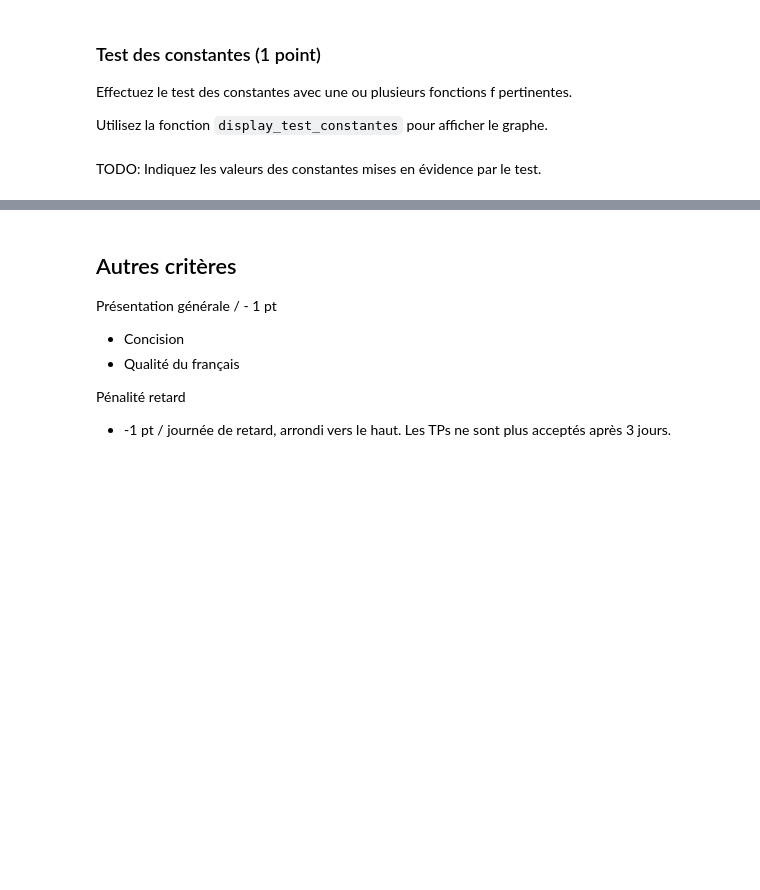
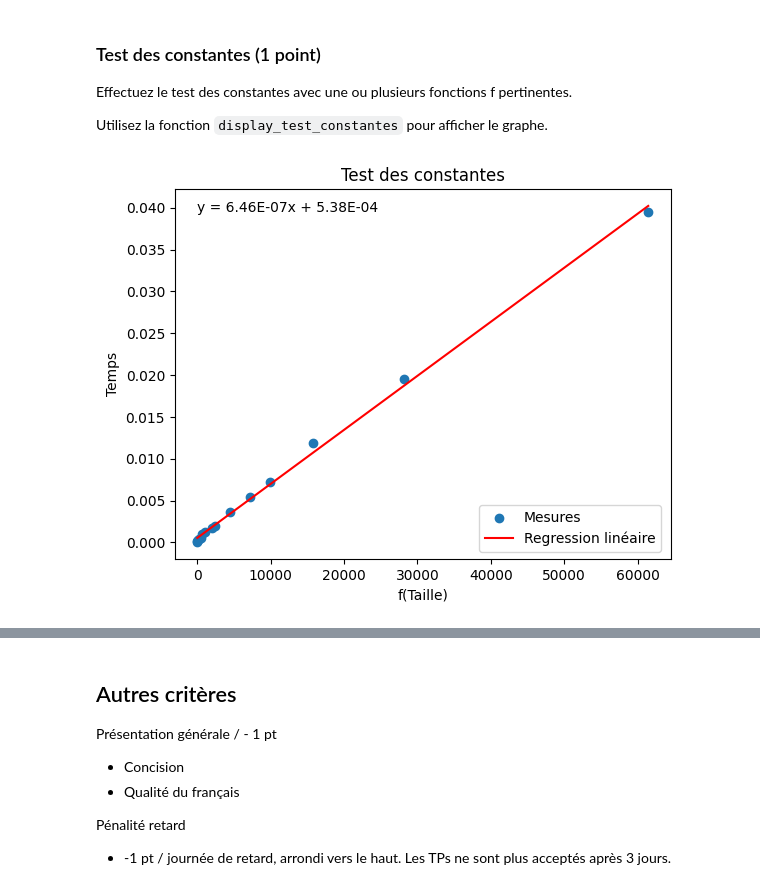
Before and after one commit to TPerronTouchette/INF8775, a Jupyter notebook: TP1_A25/TP1_A25.ipynb, the cells around one changed output, grey strips where cells are left out. Cells and saved outputs as stored; diff of their text form; code cells hidden in the pictures; blank space fills up the shorter version.

```diff
--- a/TP1_A25/TP1_A25.ipynb
+++ b/TP1_A25/TP1_A25.ipynb
@@ -809,10 +832,9 @@ Effectuez le test des constantes avec une ou plusieurs fonctions f pertinentes.
 
 Utilisez la fonction `display_test_constantes` pour afficher le graphe.
 # %%
-# TODO: définissez f judicieusement
 def f(x):
-    return 0
+    return x * math.log2(x)
 
 display_test_constantes(values_test_constantes(measures_divide_best_threshold, f))
+# %% [output]
+[figure, added]
-# %% [markdown]
-TODO: Indiquez les valeurs des constantes mises en évidence par le test.
```
Also changed, not shown: parts of 17 cells of this notebook.
